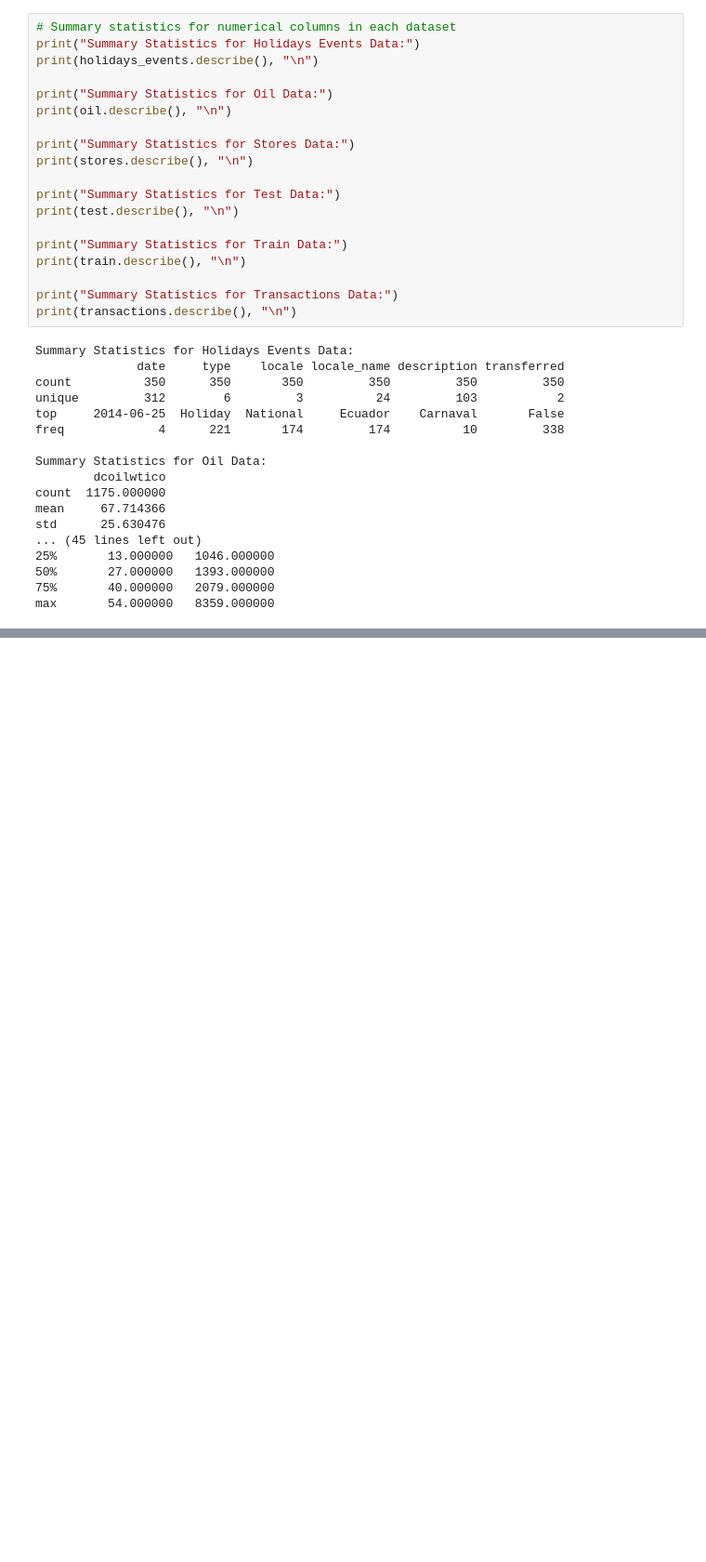
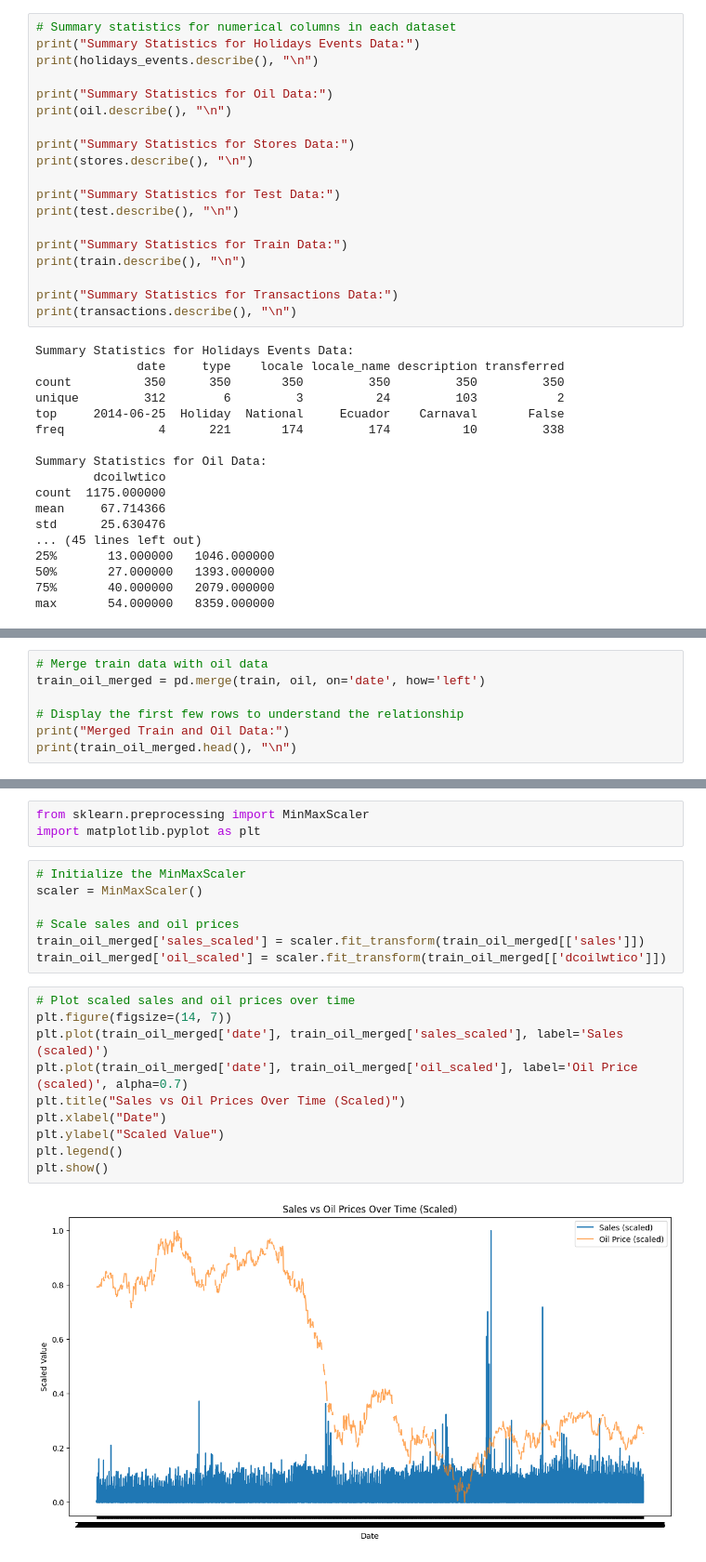
Before and after one commit to silver032/phase5project, a Jupyter notebook: Untitled.ipynb, the cells around one changed output, grey strips where cells are left out. Shown at 93% size. Cells and saved outputs as stored; diff of their text form; blank space fills up the shorter version.

```diff
--- a/Untitled.ipynb
+++ b/Untitled.ipynb
@@ -85,0 +305,7 @@ max       54.000000   8359.000000
+# %%
+# Merge train data with oil data
+train_oil_merged = pd.merge(train, oil, on='date', how='left')
+
+# Display the first few rows to understand the relationship
+print("Merged Train and Oil Data:")
+print(train_oil_merged.head(), "\n")
@@ -85,0 +353,22 @@ max       54.000000   8359.000000
+# %%
+from sklearn.preprocessing import MinMaxScaler
+import matplotlib.pyplot as plt
+# %%
+# Initialize the MinMaxScaler
+scaler = MinMaxScaler()
+
+# Scale sales and oil prices
+train_oil_merged['sales_scaled'] = scaler.fit_transform(train_oil_merged[['sales']])
+train_oil_merged['oil_scaled'] = scaler.fit_transform(train_oil_merged[['dcoilwtico']])
+# %%
+# Plot scaled sales and oil prices over time
+plt.figure(figsize=(14, 7))
+plt.plot(train_oil_merged['date'], train_oil_merged['sales_scaled'], label='Sales (scaled)')
+plt.plot(train_oil_merged['date'], train_oil_merged['oil_scaled'], label='Oil Price (scaled)', alpha=0.7)
+plt.title("Sales vs Oil Prices Over Time (Scaled)")
+plt.xlabel("Date")
+plt.ylabel("Scaled Value")
+plt.legend()
+plt.show()
+# %% [output]
+[figure, added]
```
Also changed, not shown: parts of 14 cells of this notebook.
